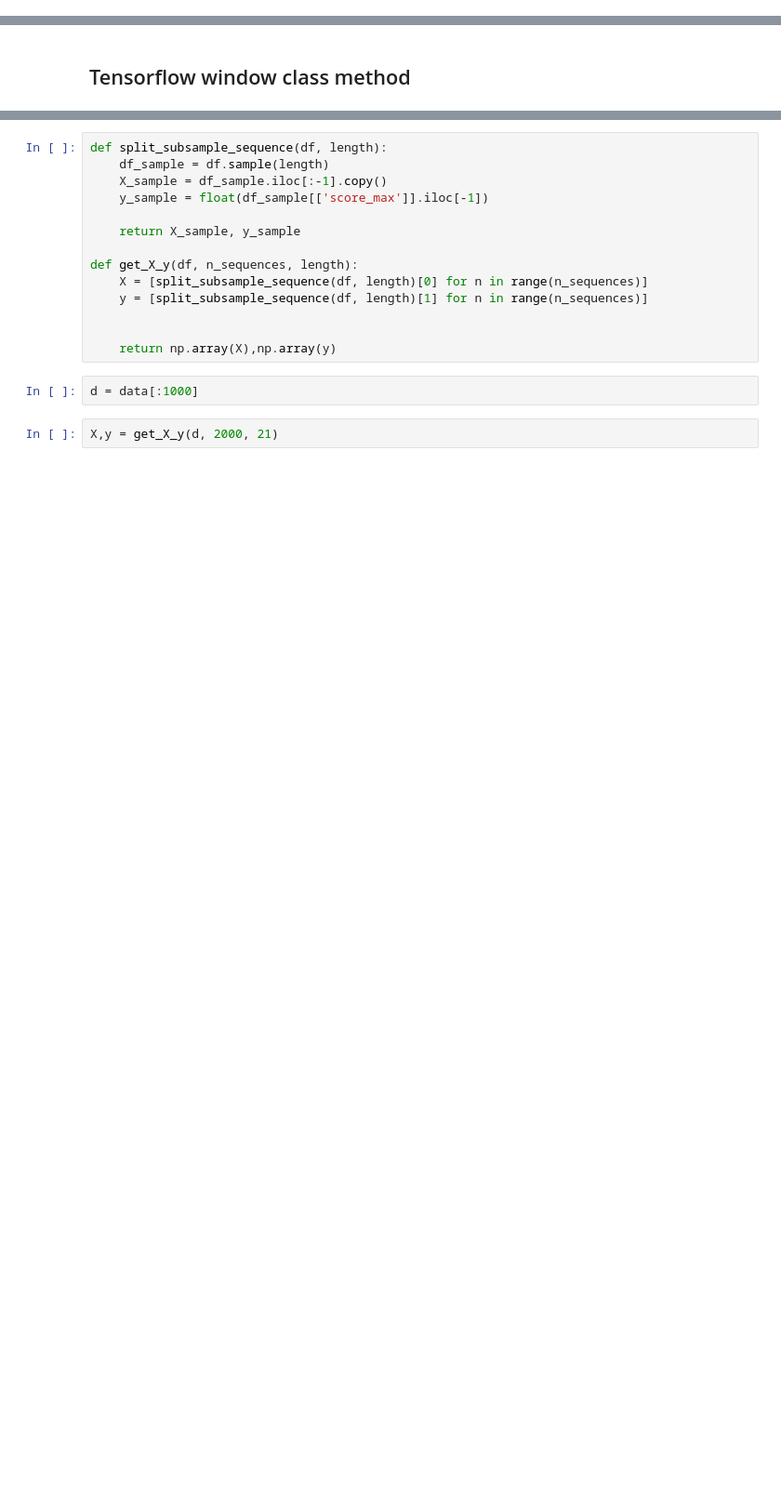
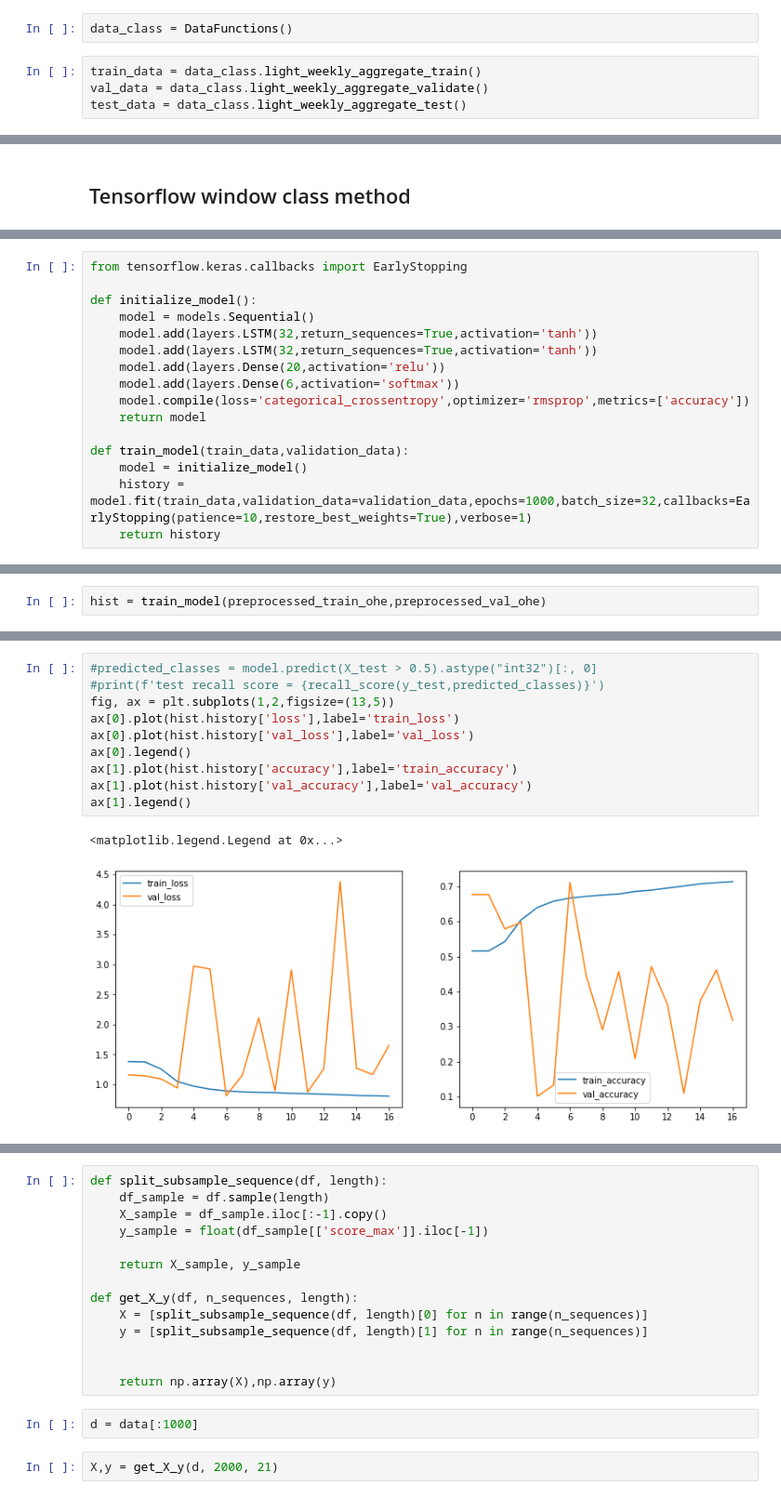
Before and after one commit to realGhostFoxx/droughts_modelling, a Jupyter notebook: notebooks/RNN_baseline_model.ipynb, the cells around one changed output, grey strips where cells are left out. Shown: that part at 93% size. Drawn from its saved outputs; the diff is of its cells as text; blank space fills up the shorter version.

Commit message:
DL model should now be importable into a notebook and will train

```diff
--- a/notebooks/RNN_baseline_model.ipynb
+++ b/notebooks/RNN_baseline_model.ipynb
@@ -7,0 +14,6 @@ from sklearn.preprocessing import RobustScaler
+# %%
+data_class = DataFunctions()
+# %%
+train_data = data_class.light_weekly_aggregate_train()
+val_data = data_class.light_weekly_aggregate_validate()
+test_data = data_class.light_weekly_aggregate_test()
@@ -78 +142,17 @@ class WindowGenerator():
+# %%
+from tensorflow.keras.callbacks import EarlyStopping
+
+def initialize_model():
+    model = models.Sequential()
+    model.add(layers.LSTM(32,return_sequences=True,activation='tanh'))
+    model.add(layers.LSTM(32,return_sequences=True,activation='tanh'))
+    model.add(layers.Dense(20,activation='relu'))
+    model.add(layers.Dense(6,activation='softmax'))
+    model.compile(loss='categorical_crossentropy',optimizer='rmsprop',metrics=['accuracy'])
+    return model
+
+def train_model(train_data,validation_data):
+    model = initialize_model()
+    history = model.fit(train_data,validation_data=validation_data,epochs=1000,batch_size=32,callbacks=EarlyStopping(patience=10,restore_best_weights=True),verbose=1)
+    return history
 # %%
@@ -138,0 +163,2 @@ To enable them in other operations, rebuild TensorFlow with the appropriate comp
+# %%
+hist = train_model(preprocessed_train_ohe,preprocessed_val_ohe)
@@ -138,0 +183,13 @@ To enable them in other operations, rebuild TensorFlow with the appropriate comp
+# %%
+#predicted_classes = model.predict(X_test > 0.5).astype("int32")[:, 0]
+#print(f'test recall score = {recall_score(y_test,predicted_classes)}')
+fig, ax = plt.subplots(1,2,figsize=(13,5))
+ax[0].plot(hist.history['loss'],label='train_loss')
+ax[0].plot(hist.history['val_loss'],label='val_loss')
+ax[0].legend()
+ax[1].plot(hist.history['accuracy'],label='train_accuracy')
+ax[1].plot(hist.history['val_accuracy'],label='val_accuracy')
+ax[1].legend()
+# %% [output]
+<matplotlib.legend.Legend at 0x...>
+[figure, added]
```
Also changed, not shown: parts of 34 cells of this notebook, 3 other files.
